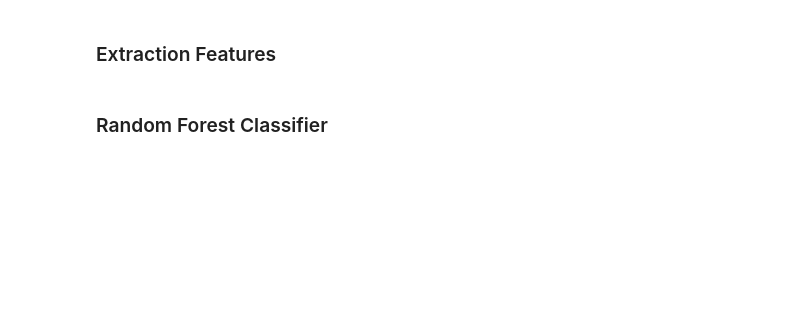
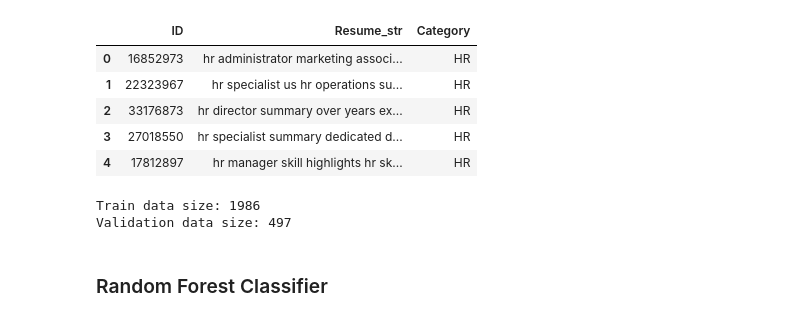
Before and after one commit to andreabochicchio02/ResumeMining, a Jupyter notebook: RandomForest/RF_SBERT.ipynb, the cells around one changed output. Cells and saved outputs as stored; diff of their text form; code cells hidden in the pictures; blank space fills up the shorter version.

```diff
--- a/RandomForest/RF_SBERT.ipynb
+++ b/RandomForest/RF_SBERT.ipynb
@@ -18,7 +16,13 @@ from itertools import combinations
 from sklearn.preprocessing import label_binarize
 from sklearn.metrics import roc_curve, auc
 from sklearn.metrics import precision_recall_curve, average_precision_score
-# %% [markdown]
-### Extraction Features
 # %%
-df = pd.read_csv("../PreProcessingResumes/processed_data/Resume_proc.csv")
+df = pd.read_csv("../PreProcessingResumes/processed_data/Resume.csv")
+df.head()
+# %% [output]
+|  | ID | Resume_str | Category |
+| 0 | 16852973 | hr administrator marketing associ... | HR |
+| 1 | 22323967 | hr specialist us hr operations su... | HR |
+| 2 | 33176873 | hr director summary over years ex... | HR |
+| 3 | 27018550 | hr specialist summary dedicated d... | HR |
+| 4 | 17812897 | hr manager skill highlights hr sk... | HR |
@@ -32,3 +37,9 @@ category_names = list(cat.cat.categories)
 # %%
 X_train, X_test, y_train, y_test = train_test_split(resumes, labels, test_size=0.2, random_state=42, stratify=labels)
+
+print("Train data size:", len(X_train))
+print("Validation data size:", len(X_test))
+# %% [output]
+Train data size: 1986
+Validation data size: 497
 # %%
```
Also changed, not shown: parts of 18 cells of this notebook, 14 other files.
